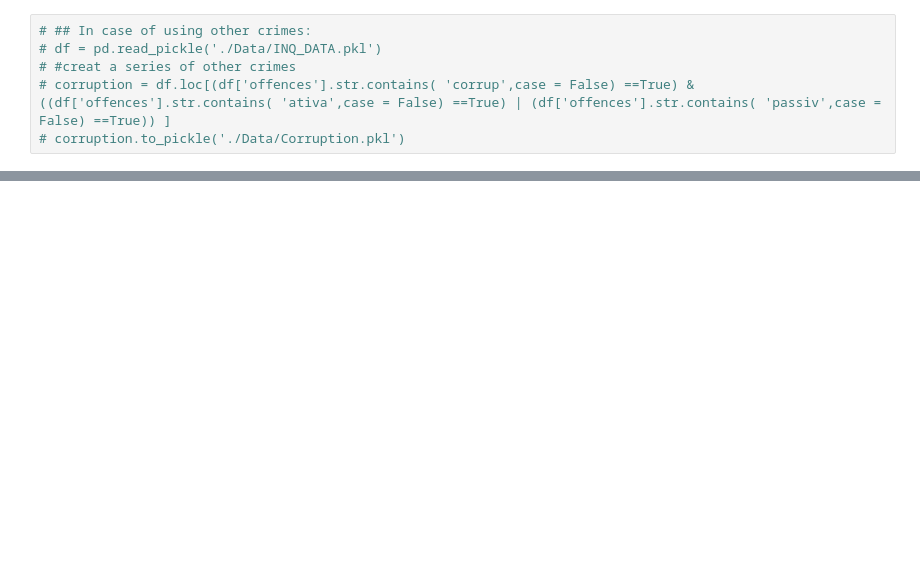
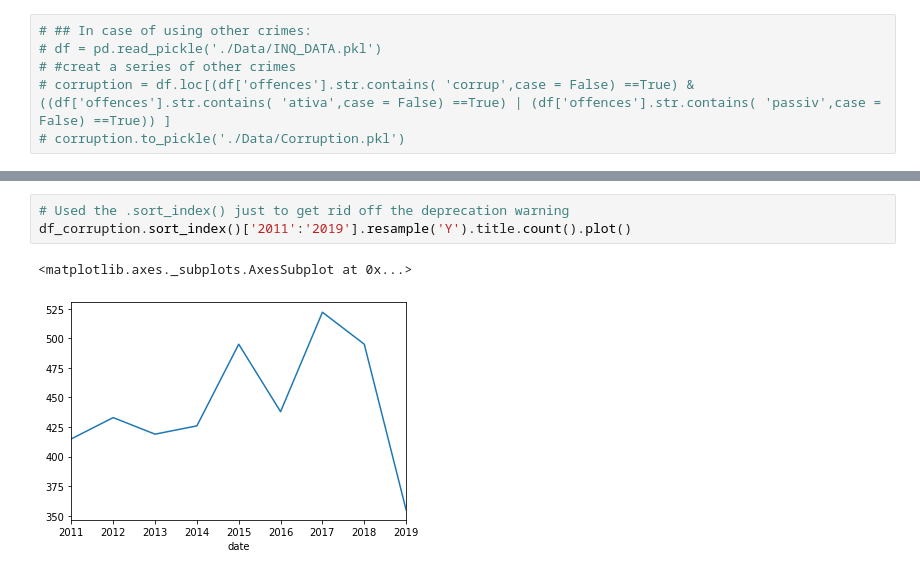
Before and after one commit to caxaxa/PhD_Empirics, a Jupyter notebook: Data_Analysis.ipynb, the cells around one changed output, grey strips where cells are left out. Drawn from its saved outputs; the diff is of its cells as text; blank space fills up the shorter version.

```diff
--- a/Data_Analysis.ipynb
+++ b/Data_Analysis.ipynb
@@ -31 +51,7 @@ df_corrutpion = pd.read_pickle('./Data/Corruption.pkl')
+# %%
+# Used the .sort_index() just to get rid off the deprecation warning
+df_corruption.sort_index()['2011':'2019'].resample('Y').title.count().plot()
+# %% [output]
+<matplotlib.axes._subplots.AxesSubplot at 0x...>
+[figure, added]
 # %%
```
Also changed, not shown: parts of 27 cells of this notebook.
